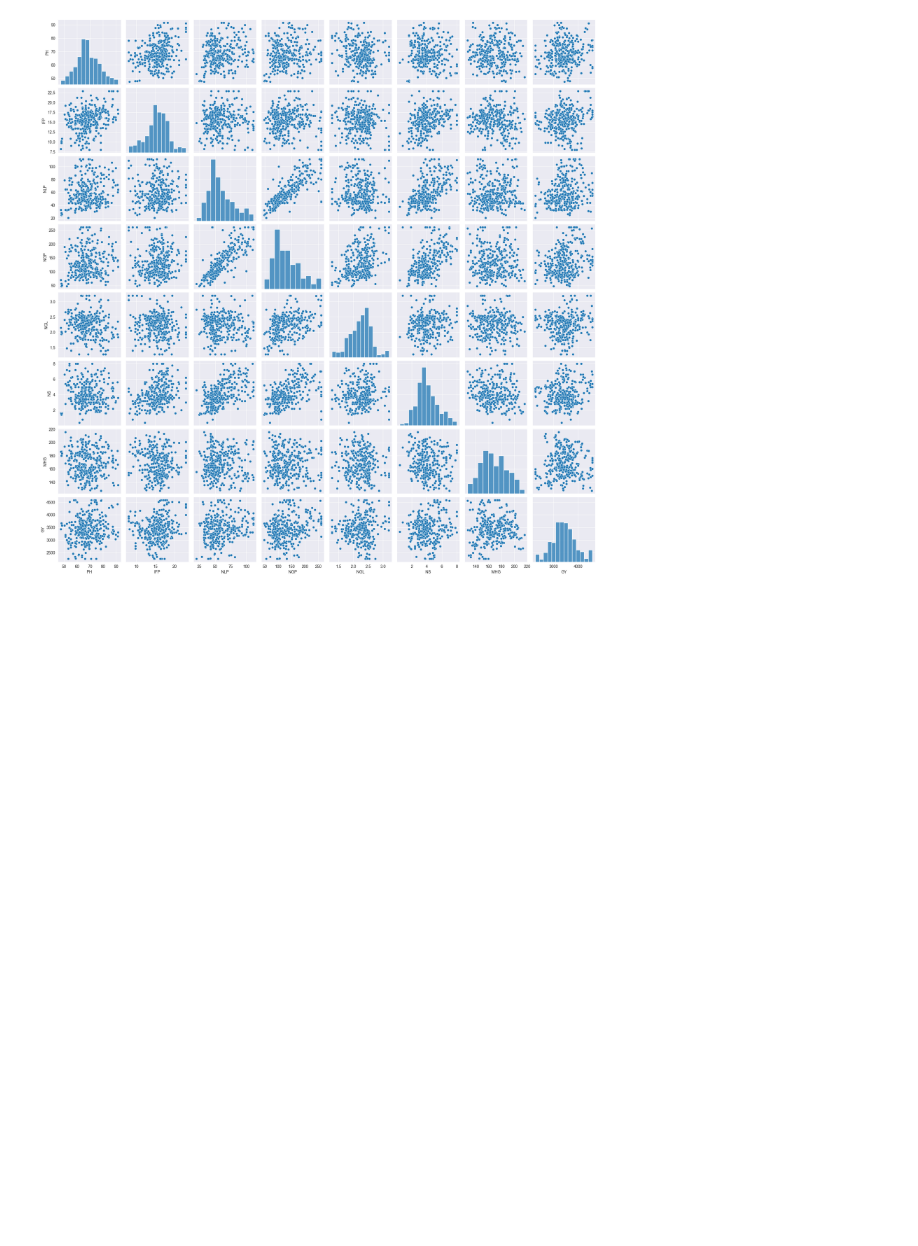
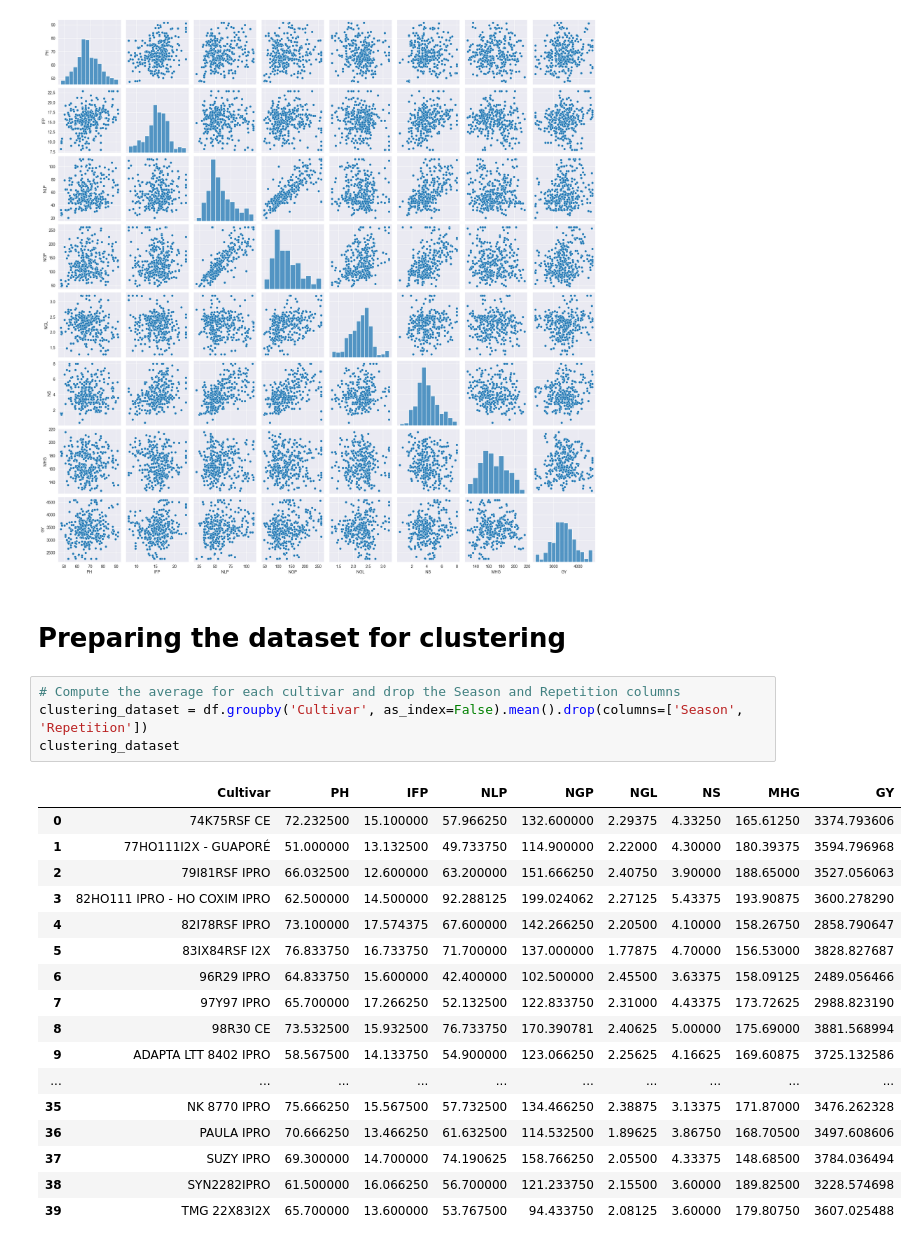
Before and after one commit to AdrianGabrielC/Agriculture_Regression_Clustering, a Jupyter notebook: main.ipynb, the cells around one changed output. Saved outputs shown, nothing was run; the diff lists cells and outputs as text; blank space fills up the shorter version.

Commit message:
Clustering

```diff
--- a/main.ipynb
+++ b/main.ipynb
@@ -200,3 +207,27 @@ sns.pairplot(df.drop(columns=['Season', 'Repetition']))
 # %% [output]
 <seaborn.axisgrid.PairGrid at 0x...>
 [figure]
+# %% [markdown]
+# Preparing the dataset for clustering
+# %%
+# Compute the average for each cultivar and drop the Season and Repetition columns
+clustering_dataset = df.groupby('Cultivar', as_index=False).mean().drop(columns=['Season', 'Repetition'])
+clustering_dataset
+# %% [output]
+|  | Cultivar | PH | IFP | NLP | NGP | NGL | NS | MHG | GY |
+| 0 | 74K75RSF CE | 72.232500 | 15.100000 | 57.966250 | 132.600000 | 2.29375 | 4.33250 | 165.61250 | 3374.793606 |
+| 1 | 77HO111I2X - GUAPORÉ | 51.000000 | 13.132500 | 49.733750 | 114.900000 | 2.22000 | 4.30000 | 180.39375 | 3594.796968 |
+| 2 | 79I81RSF IPRO | 66.032500 | 12.600000 | 63.200000 | 151.666250 | 2.40750 | 3.90000 | 188.65000 | 3527.056063 |
+| 3 | 82HO111 IPRO - HO COXIM IPRO | 62.500000 | 14.500000 | 92.288125 | 199.024062 | 2.27125 | 5.43375 | 193.90875 | 3600.278290 |
+| 4 | 82I78RSF IPRO | 73.100000 | 17.574375 | 67.600000 | 142.266250 | 2.20500 | 4.10000 | 158.26750 | 2858.790647 |
+| 5 | 83IX84RSF I2X | 76.833750 | 16.733750 | 71.700000 | 137.000000 | 1.77875 | 4.70000 | 156.53000 | 3828.827687 |
+| 6 | 96R29 IPRO | 64.833750 | 15.600000 | 42.400000 | 102.500000 | 2.45500 | 3.63375 | 158.09125 | 2489.056466 |
+| 7 | 97Y97 IPRO | 65.700000 | 17.266250 | 52.132500 | 122.833750 | 2.31000 | 4.43375 | 173.72625 | 2988.823190 |
+| 8 | 98R30 CE | 73.532500 | 15.932500 | 76.733750 | 170.390781 | 2.40625 | 5.00000 | 175.69000 | 3881.568994 |
+| 9 | ADAPTA LTT 8402 IPRO | 58.567500 | 14.133750 | 54.900000 | 123.066250 | 2.25625 | 4.16625 | 169.60875 | 3725.132586 |
+| ... | ... | ... | ... | ... | ... | ... | ... | ... | ... |
+| 35 | NK 8770 IPRO | 75.666250 | 15.567500 | 57.732500 | 134.466250 | 2.38875 | 3.13375 | 171.87000 | 3476.262328 |
+| 36 | PAULA IPRO | 70.666250 | 13.466250 | 61.632500 | 114.532500 | 1.89625 | 3.86750 | 168.70500 | 3497.608606 |
+| 37 | SUZY IPRO | 69.300000 | 14.700000 | 74.190625 | 158.766250 | 2.05500 | 4.33375 | 148.68500 | 3784.036494 |
+| 38 | SYN2282IPRO | 61.500000 | 16.066250 | 56.700000 | 121.233750 | 2.15500 | 3.60000 | 189.82500 | 3228.574698 |
+| 39 | TMG 22X83I2X | 65.700000 | 13.600000 | 53.767500 | 94.433750 | 2.08125 | 3.60000 | 179.80750 | 3607.025488 |
```
Also changed, not shown: parts of 7 cells of this notebook.
